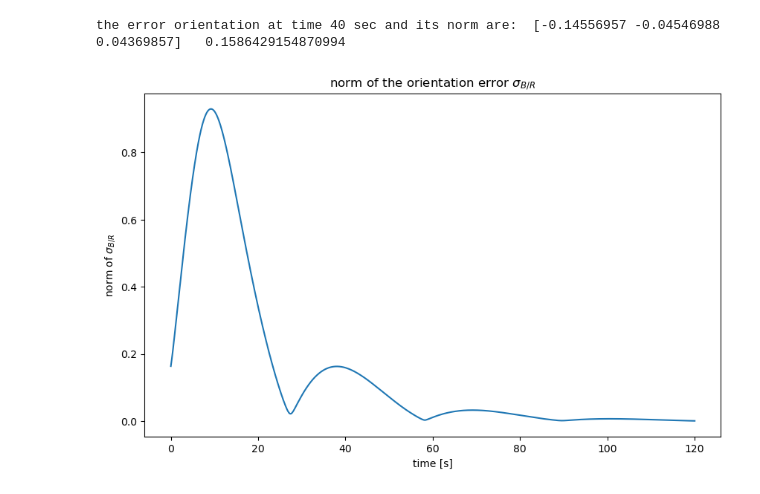
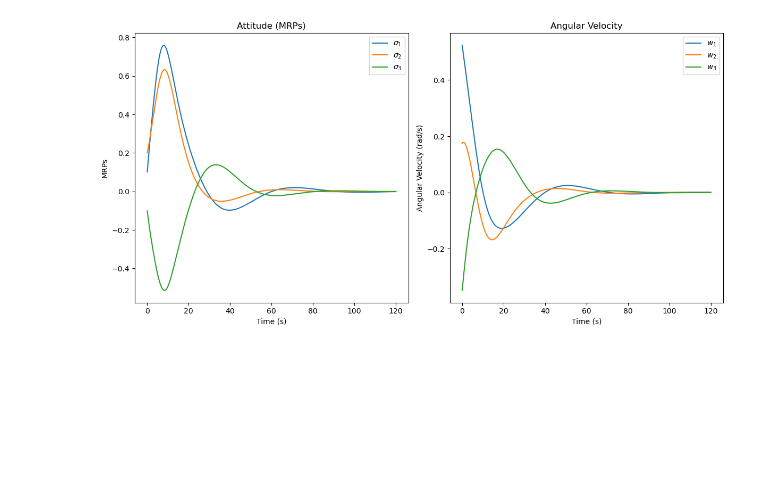
Before and after one commit to orsSerkanBurak/attitudeControl, a Jupyter notebook: generalThreeAxisAttitudeControl.ipynb, the cells around one changed output. Cells and saved outputs as stored; diff of their text form; code cells hidden in the pictures; blank space fills up the shorter version.

```diff
--- a/generalThreeAxisAttitudeControl.ipynb
+++ b/generalThreeAxisAttitudeControl.ipynb
@@ -350,13 +1,63 @@ S_BR, W_BR = Tracking((0,120), sigma_0, w_0, 0.01, 0.05, I, 0, k, P, control_law
-# %%
-print('the error orientation at time 40 sec and its norm are: ', S_BR[:,4000], ' ', norm(S_BR[:,4000],2))
-# %% [output]
-the error orientation at time 40 sec and its norm are:  [-0.14556957 -0.04546988  0.04369857]   0.1586429154870994
-# %%
-plt.figure(figsize = (10,6))
-plt.plot(np.arange(0,120,0.01), norm(S_BR, 2, 0))
-plt.xlabel('time [s]')
-plt.ylabel('norm of $\sigma_{B/R}$')
-plt.title('norm of the orientation error $\sigma_{B/R}$')
-plt.show()
-# %% [output]
-[figure, removed]
+# %%
+import numpy as np
+import matplotlib.pyplot as plt
+
+# Constants
+I = np.diag([100, 75, 80])  # Moment of inertia matrix
+k = 5  # Proportional control gain
+P = 10 * np.eye(3)  # Control law matrix
+
+# Initial conditions
+sigma_0 = np.array([0.1, 0.2, -0.1])  # Initial MRP
+w_0 = np.array([30, 10, -20])  # Initial angular velocity in deg/s
+w_0 = (np.pi / 180) * w_0  # Convert to rad/s
+
+# Simulation parameters
+dt = 0.01  # Time step
+t_span = np.arange(0, 120, dt)  # Time span for simulation
+n_steps = len(t_span)
+
+# Initialize arrays to store results
+sigma_history = np.zeros((n_steps, 3))
+w_history = np.zeros((n_steps, 3))
+
+# Simulate spacecraft attitude control
+sigma = sigma_0
+w = w_0
+for i in range(n_steps):
+    # Compute control torque
+    control_torque = -k * sigma - P @ w
+
+    # Update angular velocity using the moment of inertia
+    w_dot = np.linalg.inv(I) @ (control_torque - np.cross(w, I @ w))
+    w += w_dot * dt
+
+    # Update attitude using MRP kinematics
+    B_sigma = 0.25 * ((1 - np.linalg.norm(sigma, 2) ** 2) * np.eye(3) + 2 * np.outer(sigma, sigma) + 2 * np.cross(sigma, sigma))
+    sigma_dot = B_sigma @ w
+    sigma += sigma_dot * dt
+
+    # Store results
+    sigma_history[i] = sigma
+    w_history[i] = w
+
+# Plot results
+plt.figure(figsize=(12, 6))
+plt.subplot(121)
+plt.plot(t_span, sigma_history)
+plt.xlabel('Time (s)')
+plt.ylabel('MRPs')
+plt.legend(['$\sigma_1$', '$\sigma_2$', '$\sigma_3$'])
+plt.title('Attitude (MRPs)')
+
+plt.subplot(122)
+plt.plot(t_span, w_history)
+plt.xlabel('Time (s)')
+plt.ylabel('Angular Velocity (rad/s)')
+plt.legend(['$w_1$', '$w_2$', '$w_3$'])
+plt.title('Angular Velocity')
+
+plt.tight_layout()
+plt.show()
+# %% [output]
+[figure, added]
```
Also changed, not shown: parts of 11 cells of this notebook.
